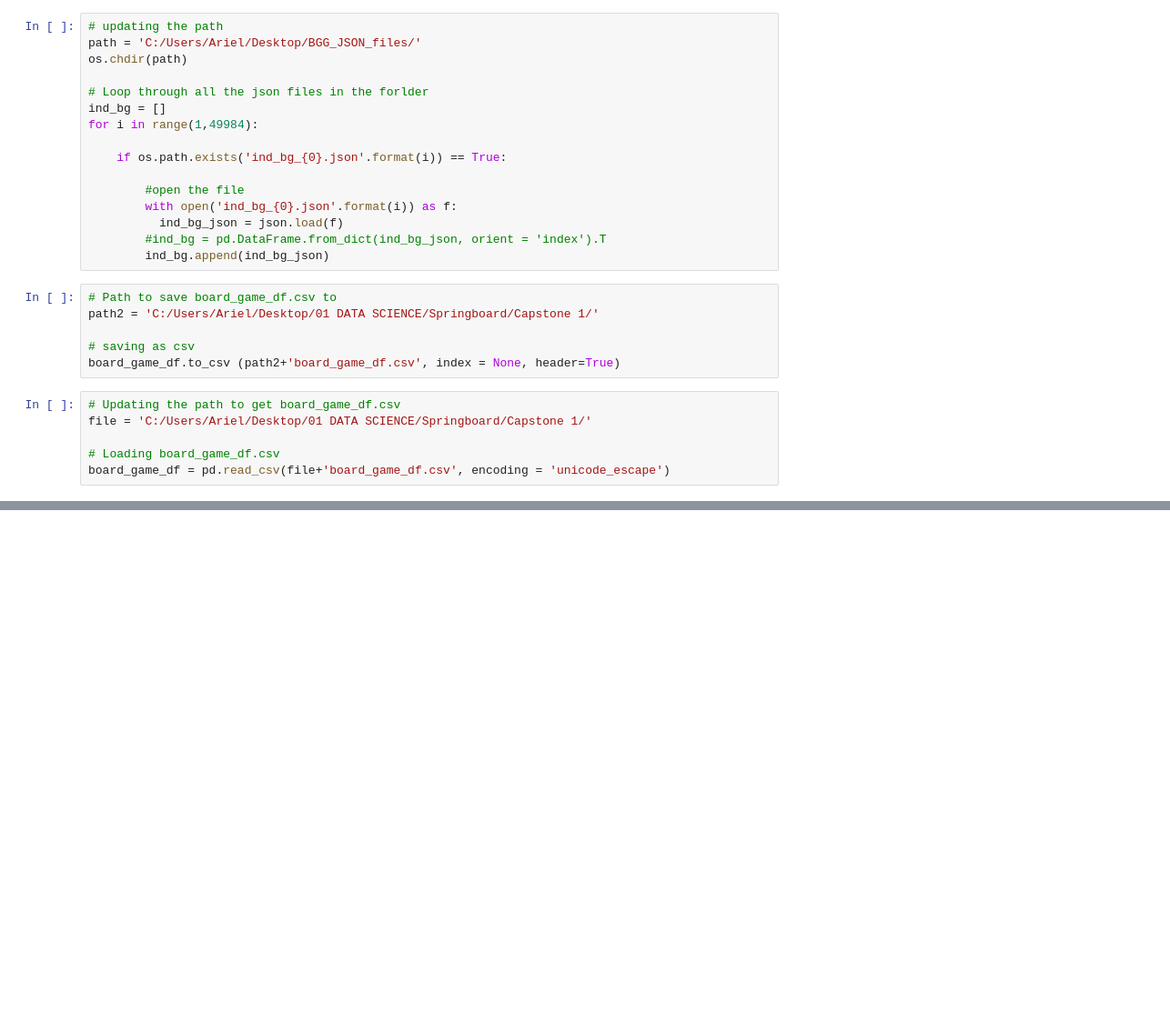
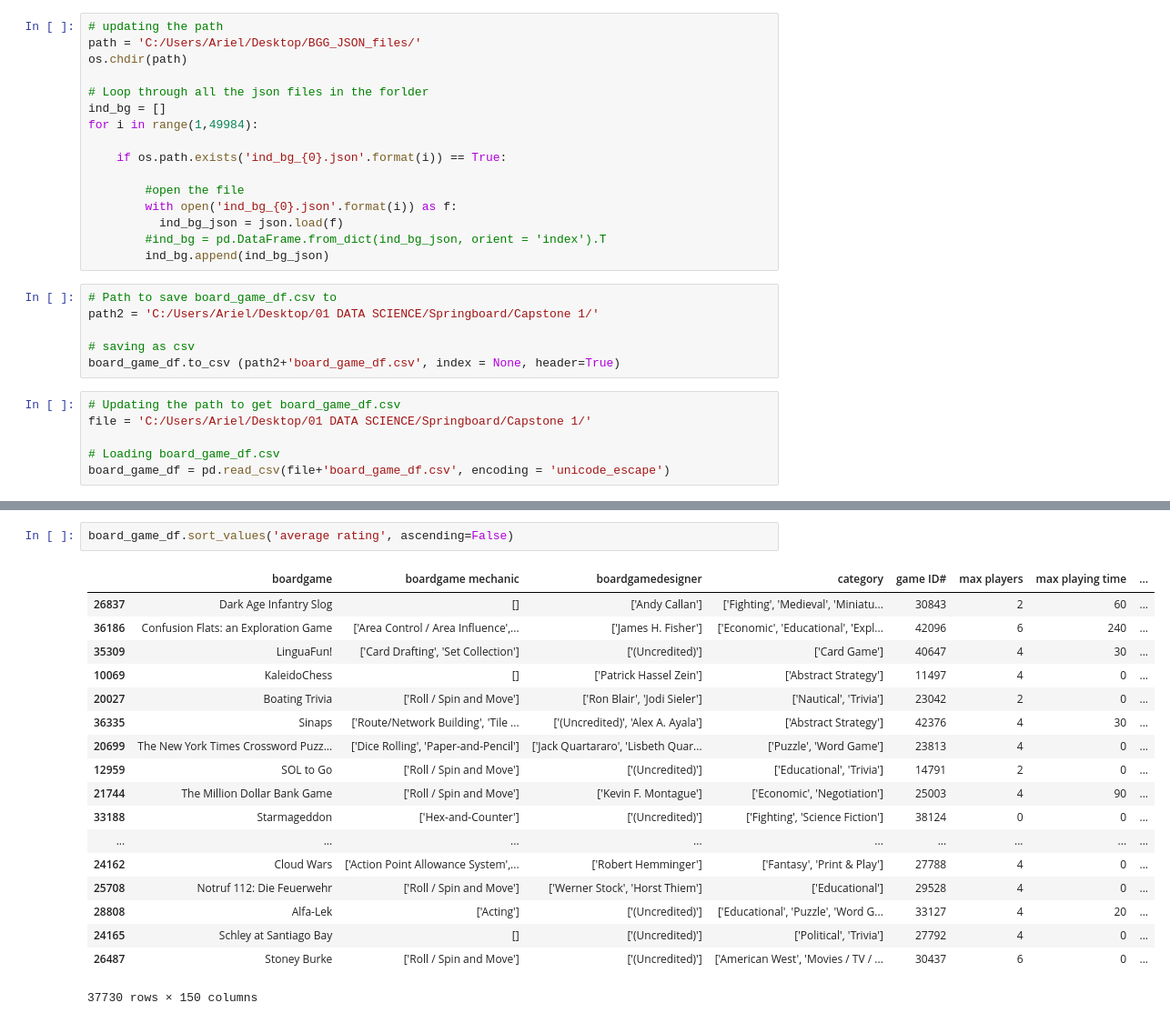
Before and after one commit to cisco3775/Board-Game-Geeks-Recommender-System, a Jupyter notebook: BoardGameGeek Recommender System.ipynb, the cells around one changed output, grey strips where cells are left out. Shown at 91% size. Cells and saved outputs as stored; diff of their text form; blank space fills up the shorter version.

```diff
--- a/BoardGameGeek Recommender System.ipynb
+++ b/BoardGameGeek Recommender System.ipynb
@@ -216,0 +486,21 @@ board_game_df.head()
+# %%
+board_game_df.sort_values('average rating', ascending=False)
+# %% [output]
+|  | boardgame | boardgame mechanic | boardgamedesigner | category | game ID# | max players | max playing time | ... |
+| 26837 | Dark Age Infantry Slog | [] | ['Andy Callan'] | ['Fighting', 'Medieval', 'Miniatu... | 30843 | 2 | 60 | ... |
+| 36186 | Confusion Flats: an Exploration Game | ['Area Control / Area Influence',... | ['James H. Fisher'] | ['Economic', 'Educational', 'Expl... | 42096 | 6 | 240 | ... |
+| 35309 | LinguaFun! | ['Card Drafting', 'Set Collection'] | ['(Uncredited)'] | ['Card Game'] | 40647 | 4 | 30 | ... |
+| 10069 | KaleidoChess | [] | ['Patrick Hassel Zein'] | ['Abstract Strategy'] | 11497 | 4 | 0 | ... |
+| 20027 | Boating Trivia | ['Roll / Spin and Move'] | ['Ron Blair', 'Jodi Sieler'] | ['Nautical', 'Trivia'] | 23042 | 2 | 0 | ... |
+| 36335 | Sinaps | ['Route/Network Building', 'Tile ... | ['(Uncredited)', 'Alex A. Ayala'] | ['Abstract Strategy'] | 42376 | 4 | 30 | ... |
+| 20699 | The New York Times Crossword Puzz... | ['Dice Rolling', 'Paper-and-Pencil'] | ['Jack Quartararo', 'Lisbeth Quar... | ['Puzzle', 'Word Game'] | 23813 | 4 | 0 | ... |
+| 12959 | SOL to Go | ['Roll / Spin and Move'] | ['(Uncredited)'] | ['Educational', 'Trivia'] | 14791 | 2 | 0 | ... |
+| 21744 | The Million Dollar Bank Game | ['Roll / Spin and Move'] | ['Kevin F. Montague'] | ['Economic', 'Negotiation'] | 25003 | 4 | 90 | ... |
+| 33188 | Starmageddon | ['Hex-and-Counter'] | ['(Uncredited)'] | ['Fighting', 'Science Fiction'] | 38124 | 0 | 0 | ... |
+| ... | ... | ... | ... | ... | ... | ... | ... | ... |
+| 24162 | Cloud Wars | ['Action Point Allowance System',... | ['Robert Hemminger'] | ['Fantasy', 'Print & Play'] | 27788 | 4 | 0 | ... |
+| 25708 | Notruf 112: Die Feuerwehr | ['Roll / Spin and Move'] | ['Werner Stock', 'Horst Thiem'] | ['Educational'] | 29528 | 4 | 0 | ... |
+| 28808 | Alfa-Lek | ['Acting'] | ['(Uncredited)'] | ['Educational', 'Puzzle', 'Word G... | 33127 | 4 | 20 | ... |
+| 24165 | Schley at Santiago Bay | [] | ['(Uncredited)'] | ['Political', 'Trivia'] | 27792 | 4 | 0 | ... |
+| 26487 | Stoney Burke | ['Roll / Spin and Move'] | ['(Uncredited)'] | ['American West', 'Movies / TV / ... | 30437 | 6 | 0 | ... |
+37730 rows × 150 columns
```
Also changed, not shown: parts of 31 cells of this notebook.
